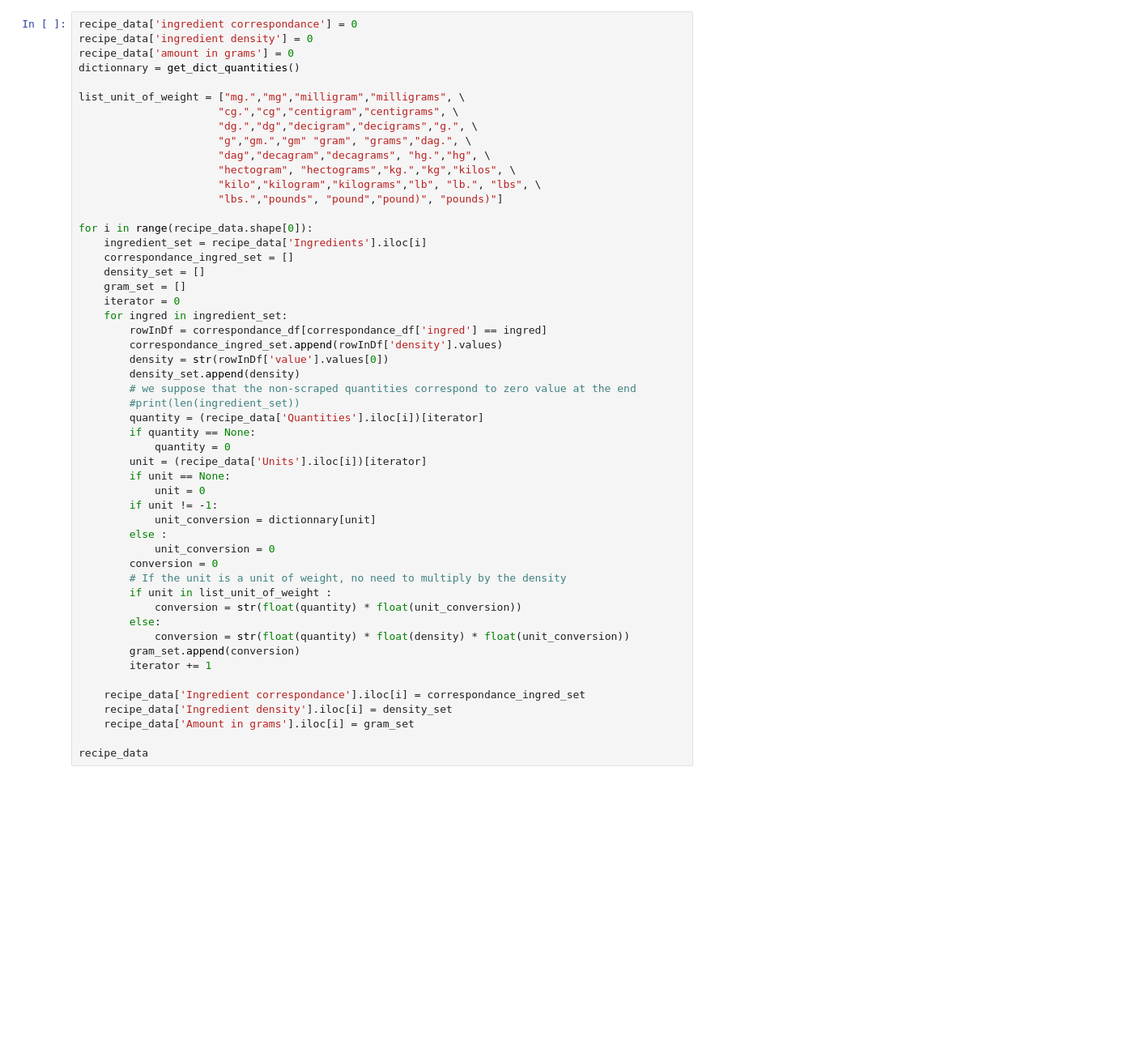
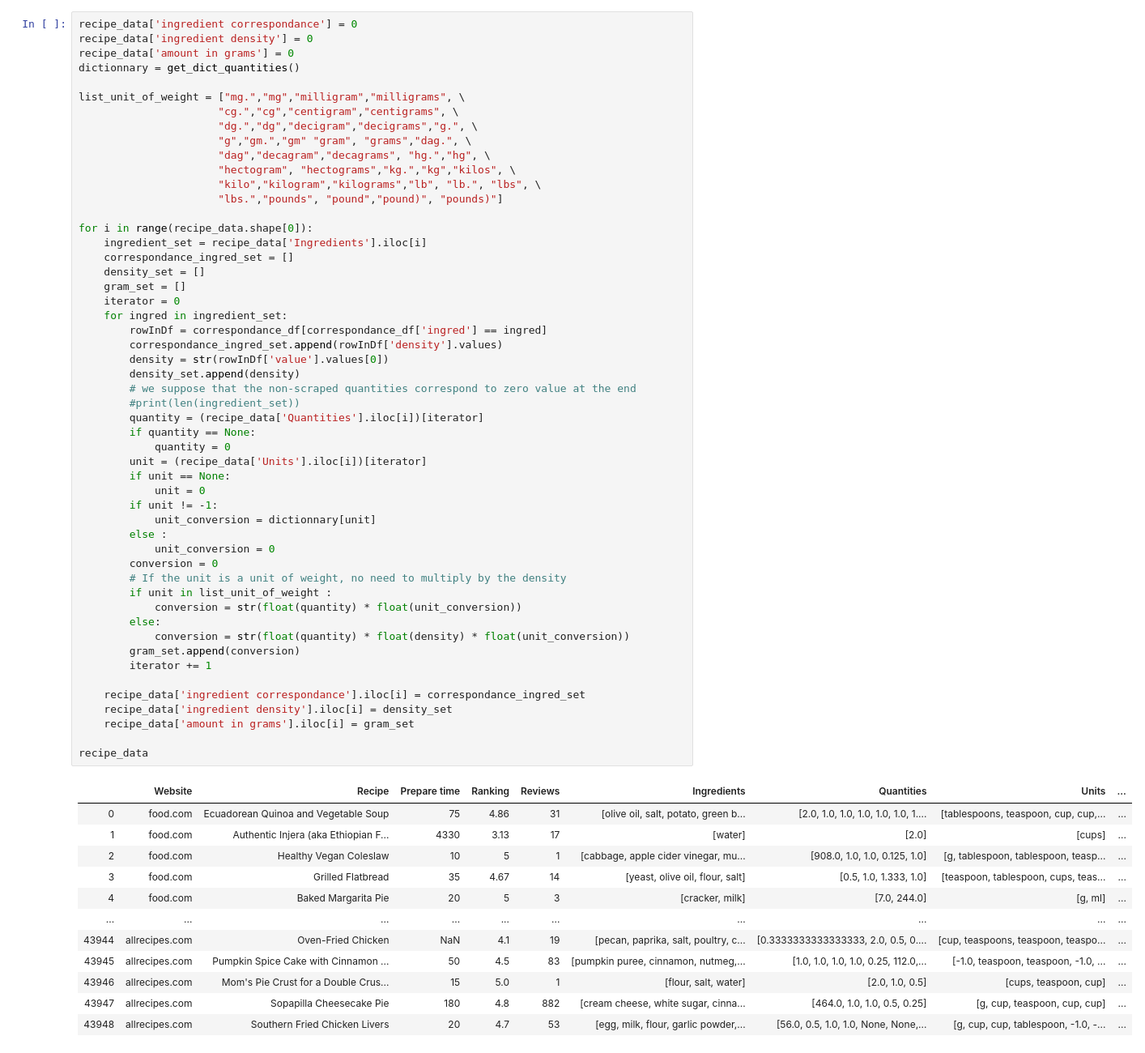
Before and after one commit to lautenba/ADA_pADAwan_Project, a Jupyter notebook: project.ipynb, the cells around one changed output. Shown: that part at 81% size. Saved outputs shown, nothing was run; the diff lists cells and outputs as text; blank space fills up the shorter version.

```diff
--- a/project.ipynb
+++ b/project.ipynb
@@ -665,33 +673,46 @@ for i in range(recipe_data.shape[0]):
     gram_set = []
     iterator = 0
     for ingred in ingredient_set:
         rowInDf = correspondance_df[correspondance_df['ingred'] == ingred]
         correspondance_ingred_set.append(rowInDf['density'].values)
         density = str(rowInDf['value'].values[0])
         density_set.append(density)
         # we suppose that the non-scraped quantities correspond to zero value at the end
         #print(len(ingredient_set))
         quantity = (recipe_data['Quantities'].iloc[i])[iterator]
         if quantity == None:
             quantity = 0
         unit = (recipe_data['Units'].iloc[i])[iterator]
         if unit == None:
             unit = 0
         if unit != -1:
             unit_conversion = dictionnary[unit]
         else :
             unit_conversion = 0
         conversion = 0
         # If the unit is a unit of weight, no need to multiply by the density
         if unit in list_unit_of_weight :
             conversion = str(float(quantity) * float(unit_conversion))
         else:
             conversion = str(float(quantity) * float(density) * float(unit_conversion))
         gram_set.append(conversion)
         iterator += 1
 
-    recipe_data['Ingredient correspondance'].iloc[i] = correspondance_ingred_set
-    recipe_data['Ingredient density'].iloc[i] = density_set
-    recipe_data['Amount in grams'].iloc[i] = gram_set
+    recipe_data['ingredient correspondance'].iloc[i] = correspondance_ingred_set
+    recipe_data['ingredient density'].iloc[i] = density_set
+    recipe_data['amount in grams'].iloc[i] = gram_set
 
 recipe_data
+# %% [output]
+|  | Website | Recipe | Prepare time | Ranking | Reviews | Ingredients | Quantities | Units | ... |
+| 0 | food.com | Ecuadorean Quinoa and Vegetable Soup | 75 | 4.86 | 31 | [olive oil, salt, potato, green b... | [2.0, 1.0, 1.0, 1.0, 1.0, 1.0, 1.... | [tablespoons, teaspoon, cup, cup,... | ... |
+| 1 | food.com | Authentic Injera (aka Ethiopian F... | 4330 | 3.13 | 17 | [water] | [2.0] | [cups] | ... |
+| 2 | food.com | Healthy Vegan Coleslaw | 10 | 5 | 1 | [cabbage, apple cider vinegar, mu... | [908.0, 1.0, 1.0, 0.125, 1.0] | [g, tablespoon, tablespoon, teasp... | ... |
+| 3 | food.com | Grilled Flatbread | 35 | 4.67 | 14 | [yeast, olive oil, flour, salt] | [0.5, 1.0, 1.333, 1.0] | [teaspoon, tablespoon, cups, teas... | ... |
+| 4 | food.com | Baked Margarita Pie | 20 | 5 | 3 | [cracker, milk] | [7.0, 244.0] | [g, ml] | ... |
+| ... | ... | ... | ... | ... | ... | ... | ... | ... | ... |
+| 43944 | allrecipes.com | Oven-Fried Chicken | NaN | 4.1 | 19 | [pecan, paprika, salt, poultry, c... | [0.3333333333333333, 2.0, 0.5, 0.... | [cup, teaspoons, teaspoon, teaspo... | ... |
+| 43945 | allrecipes.com | Pumpkin Spice Cake with Cinnamon ... | 50 | 4.5 | 83 | [pumpkin puree, cinnamon, nutmeg,... | [1.0, 1.0, 1.0, 1.0, 0.25, 112.0,... | [-1.0, teaspoon, teaspoon, -1.0, ... | ... |
+| 43946 | allrecipes.com | Mom's Pie Crust for a Double Crus... | 15 | 5.0 | 1 | [flour, salt, water] | [2.0, 1.0, 0.5] | [cups, teaspoon, cup] | ... |
+| 43947 | allrecipes.com | Sopapilla Cheesecake Pie | 180 | 4.8 | 882 | [cream cheese, white sugar, cinna... | [464.0, 1.0, 1.0, 0.5, 0.25] | [g, cup, teaspoon, cup, cup] | ... |
+| 43948 | allrecipes.com | Southern Fried Chicken Livers | 20 | 4.7 | 53 | [egg, milk, flour, garlic powder,... | [56.0, 0.5, 1.0, 1.0, None, None,... | [g, cup, cup, tablespoon, -1.0, -... | ... |
```
Also changed, not shown: parts of 6 cells of this notebook.
